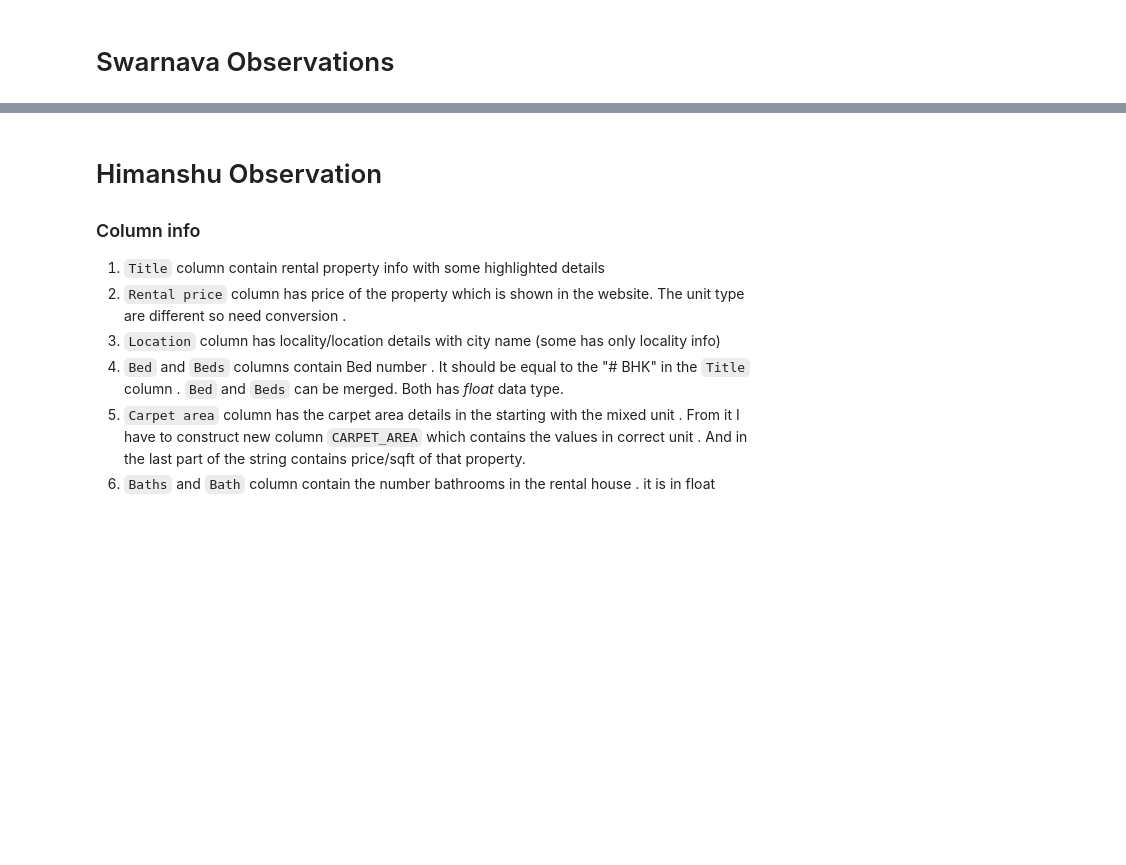
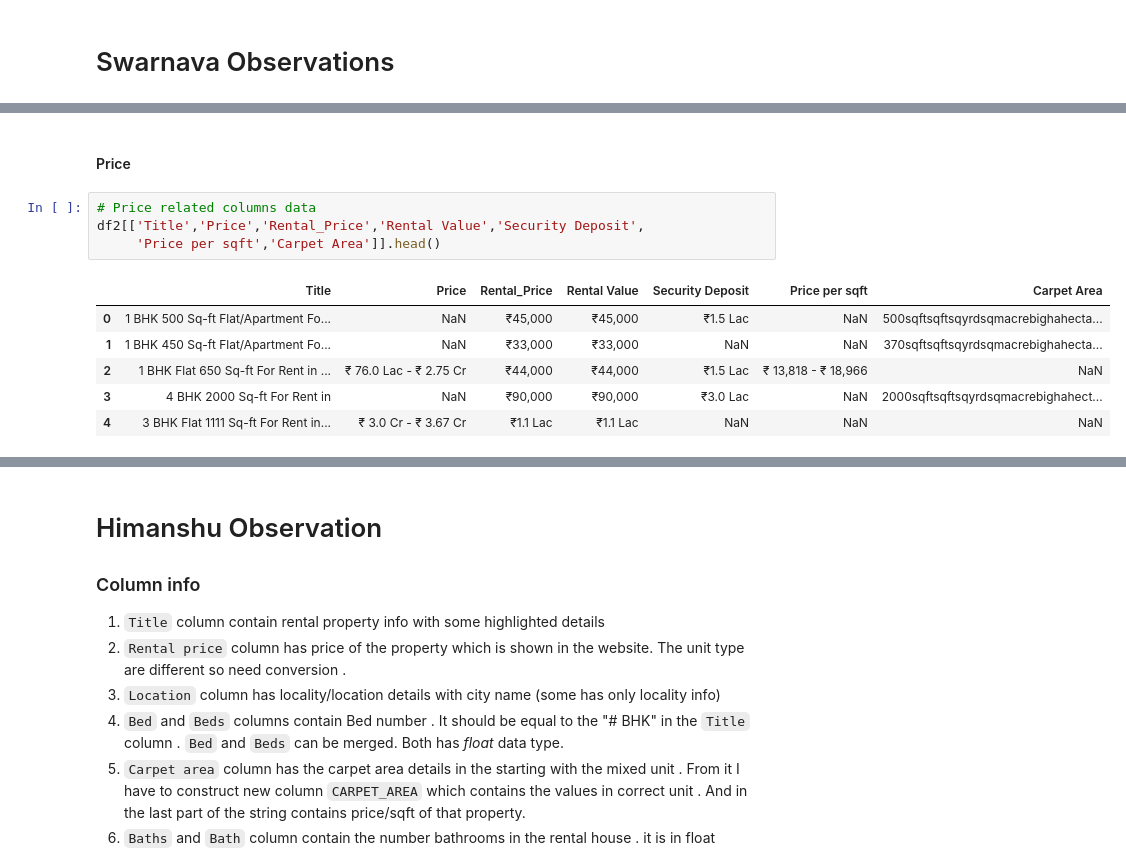
Before and after one commit to Himanshu7d3/House_Rent_Prediction, a Jupyter notebook: New_Data_Cleaning.ipynb, the cells around one changed output, grey strips where cells are left out. Saved outputs shown, nothing was run; the diff lists cells and outputs as text; blank space fills up the shorter version.

```diff
--- a/New_Data_Cleaning.ipynb
+++ b/New_Data_Cleaning.ipynb
@@ -376,0 +424,13 @@ df2.shape
+# %% [markdown]
+#### Price
+# %%
+# Price related columns data
+df2[['Title','Price','Rental_Price','Rental Value','Security Deposit',
+     'Price per sqft','Carpet Area']].head()
+# %% [output]
+|  | Title | Price | Rental_Price | Rental Value | Security Deposit | Price per sqft | Carpet Area |
+| 0 | 1 BHK 500 Sq-ft Flat/Apartment Fo... | NaN | ₹45,000 | ₹45,000 | ₹1.5 Lac | NaN | 500sqftsqftsqyrdsqmacrebighahecta... |
+| 1 | 1 BHK 450 Sq-ft Flat/Apartment Fo... | NaN | ₹33,000 | ₹33,000 | NaN | NaN | 370sqftsqftsqyrdsqmacrebighahecta... |
+| 2 | 1 BHK Flat 650 Sq-ft For Rent in ... | ₹ 76.0 Lac - ₹ 2.75 Cr | ₹44,000 | ₹44,000 | ₹1.5 Lac | ₹ 13,818 - ₹ 18,966 | NaN |
+| 3 | 4 BHK 2000 Sq-ft For Rent in | NaN | ₹90,000 | ₹90,000 | ₹3.0 Lac | NaN | 2000sqftsqftsqyrdsqmacrebighahect... |
+| 4 | 3 BHK Flat 1111 Sq-ft For Rent in... | ₹ 3.0 Cr - ₹ 3.67 Cr | ₹1.1 Lac | ₹1.1 Lac | NaN | NaN | NaN |
```
Also changed, not shown: parts of 41 cells of this notebook.
